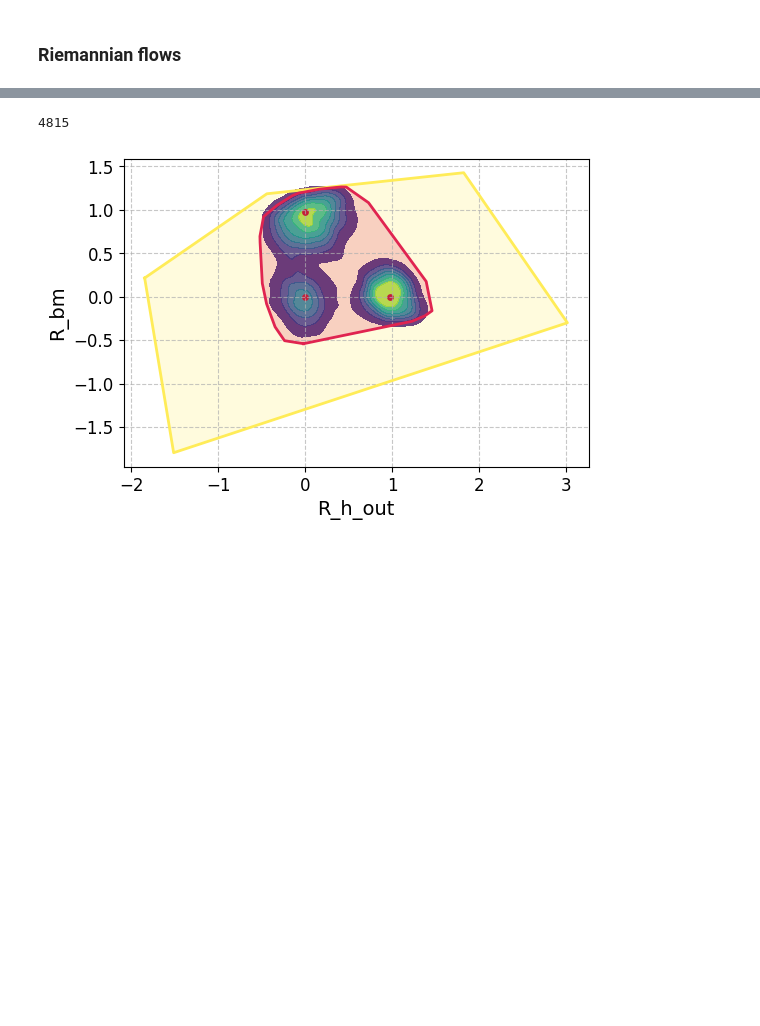
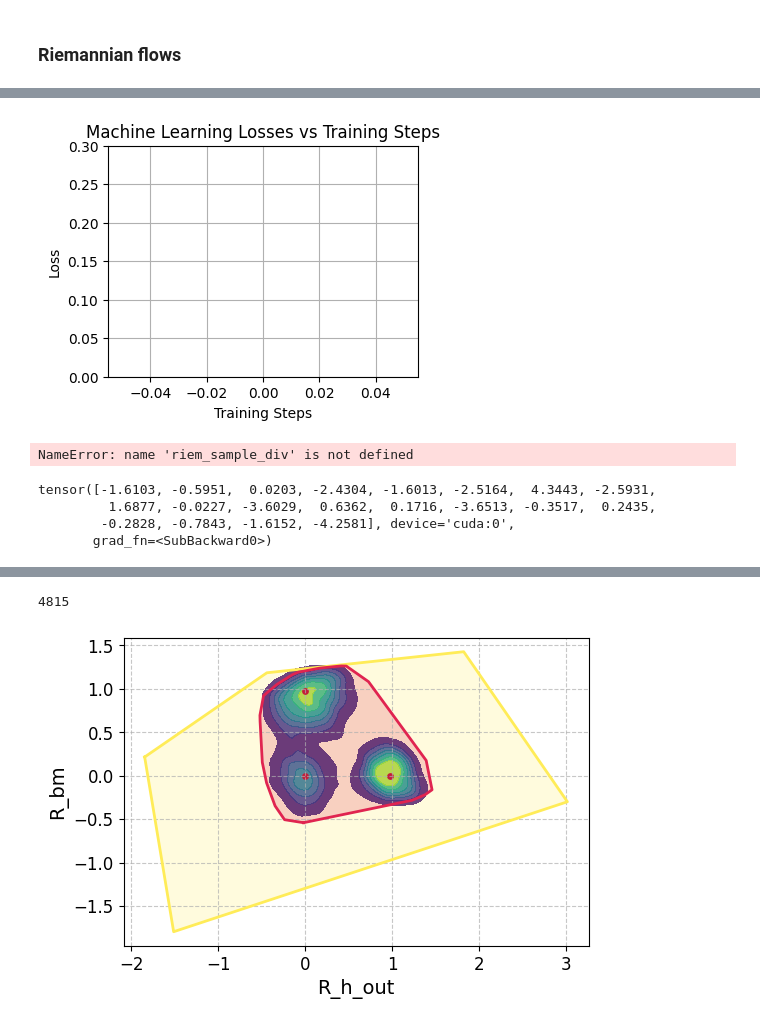
Before and after one commit to Patrickens/sbmfi, a Jupyter notebook: arxiv_polytope/flow_matching.ipynb, the cells around one changed output, grey strips where cells are left out. Drawn from its saved outputs; the diff is of its cells as text; code cells hidden in the pictures; blank space fills up the shorter version.

```diff
--- a/arxiv_polytope/flow_matching.ipynb
+++ b/arxiv_polytope/flow_matching.ipynb
@@ -545,0 +543,5 @@ RuntimeError: vmap: We do not support batching operators that can output dynamic
+# %%
+fig = plot_losses_vs_steps(losses, axmax=0.3)
+plt.show()
+# %% [output]
+[figure, added]
@@ -545,0 +559,20 @@ RuntimeError: vmap: We do not support batching operators that can output dynamic
+# %%
+ding = riem_sample_div(
+    riem_solver=solver,
+    x_init=x_init[:20],
+    step_size=0.05,
+    method= "midpoint",
+    return_intermediates=False,
+    return_div=True,
+    exact_divergence=True,
+)
+# %% [output]
+NameError: name 'riem_sample_div' is not defined
+# %%
+sol, log_q = ding
+log_q
+# %% [output]
+tensor([-1.6103, -0.5951,  0.0203, -2.4304, -1.6013, -2.5164,  4.3443, -2.5931,
+         1.6877, -0.0227, -3.6029,  0.6362,  0.1716, -3.6513, -0.3517,  0.2435,
+        -0.2828, -0.7843, -1.6152, -4.2581], device='cuda:0',
+       grad_fn=<SubBackward0>)
```
Also changed, not shown: parts of 49 cells of this notebook, 14 other files.
